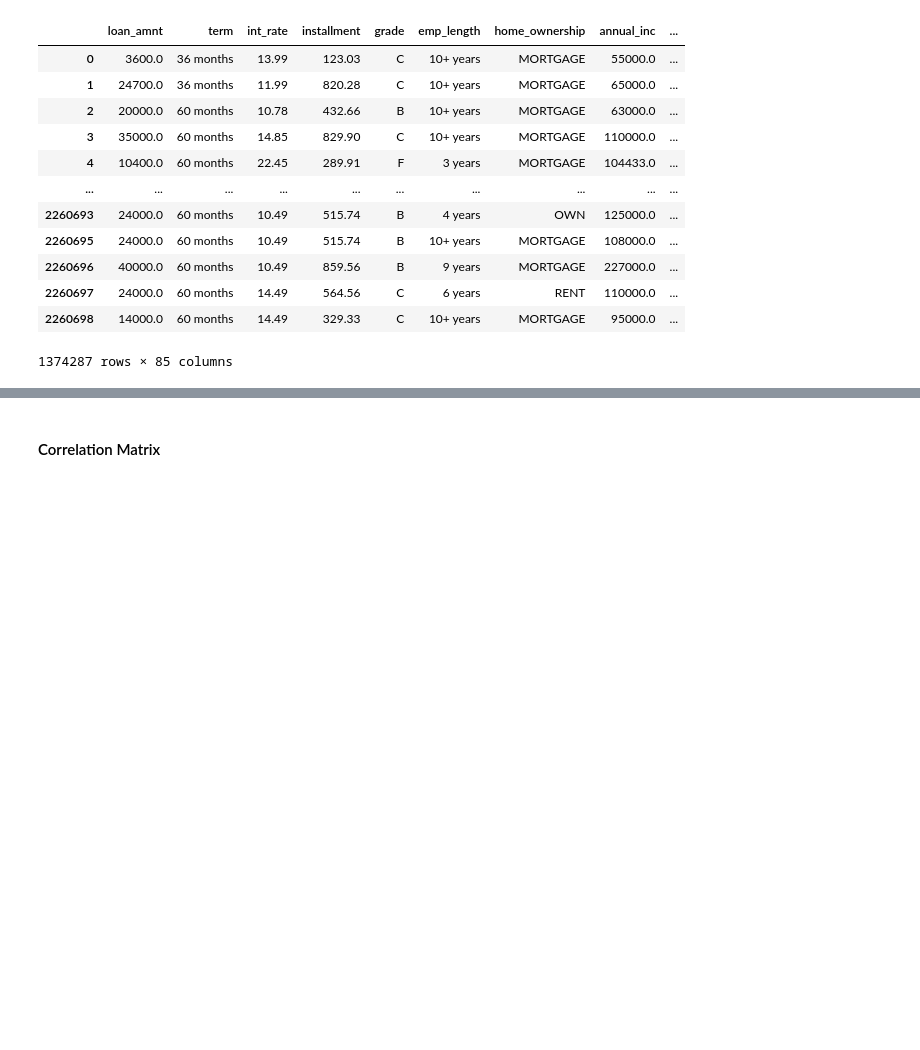
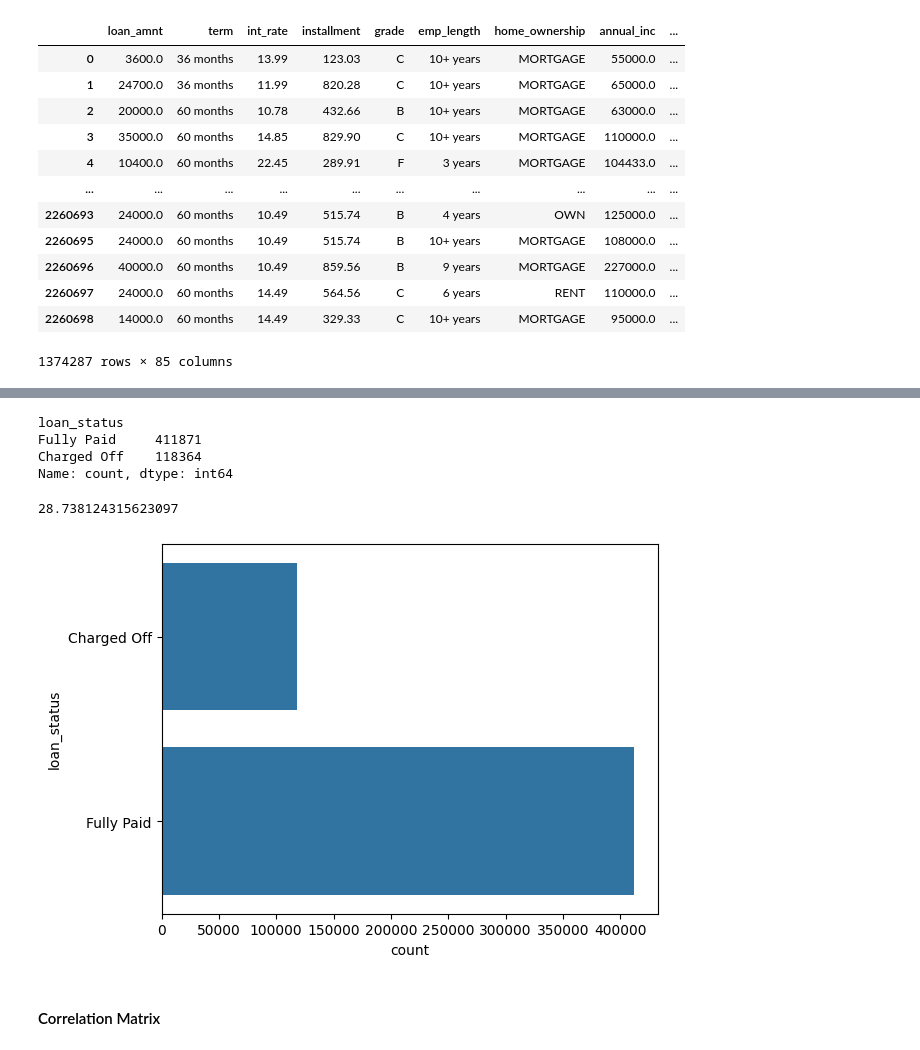
Before and after one commit to Zach-schwark/Honours-Research, a Jupyter notebook: Data/data_preprocessing.ipynb, the cells around one changed output, grey strips where cells are left out. Drawn from its saved outputs; the diff is of its cells as text; code cells hidden in the pictures; blank space fills up the shorter version.

```diff
--- a/Data/data_preprocessing.ipynb
+++ b/Data/data_preprocessing.ipynb
@@ -947,3 +981,15 @@ memory usage: 347.9+ MB
+# %%
+display(category_data['loan_status'].value_counts())
+sns.countplot(category_data['loan_status'])
+
+print((118364/411871)*100)
+# %% [output]
+loan_status
+Fully Paid     411871
+Charged Off    118364
+Name: count, dtype: int64
+28.738124315623097
+[figure, added]
 # %% [markdown]
 #### Correlation Matrix
 # %%
```
Also changed, not shown: parts of 8 cells of this notebook, 6 other files.
